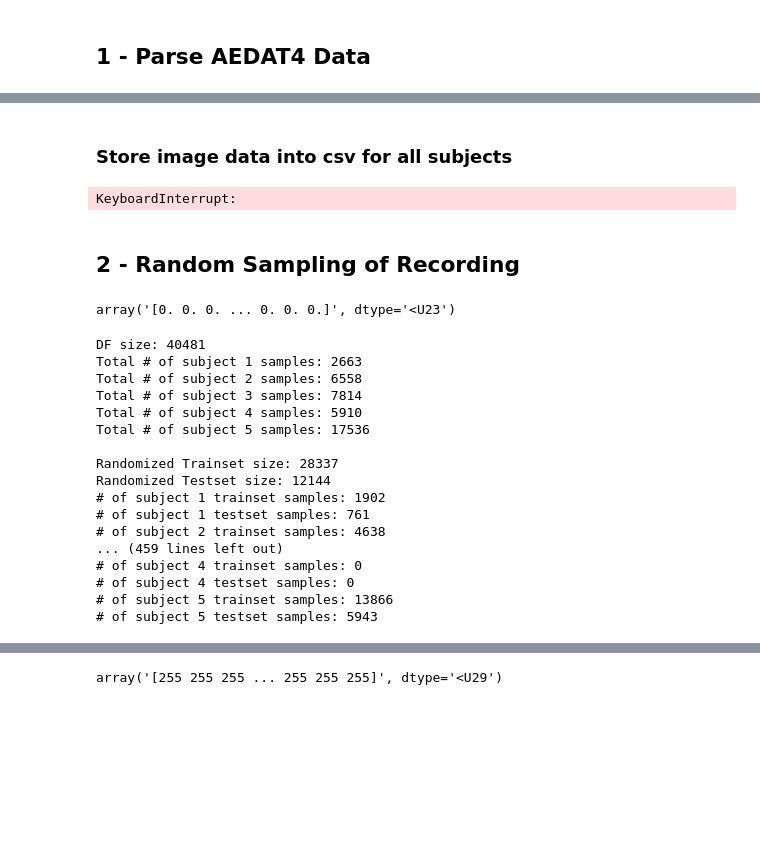
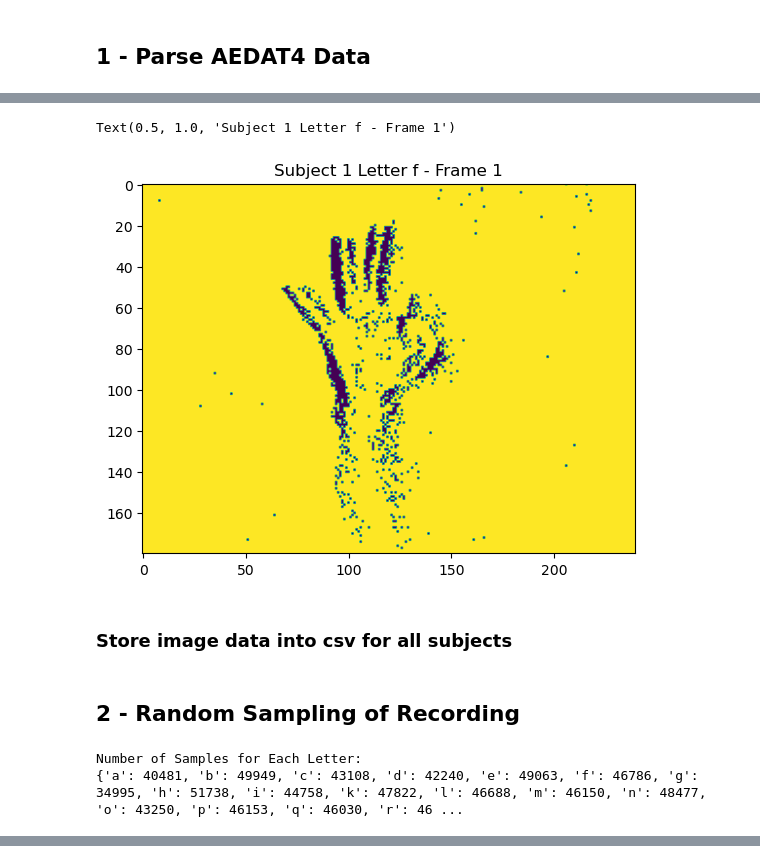
Before and after one commit to patelria007/COSC525_ASL_SNN, a Jupyter notebook: utils/data_viz.ipynb, the cells around one changed output, grey strips where cells are left out. Saved outputs shown, nothing was run; the diff lists cells and outputs as text; code cells hidden in the pictures; blank space fills up the shorter version.

```diff
--- a/utils/data_viz.ipynb
+++ b/utils/data_viz.ipynb
@@ -109,3 +108,12 @@ imgs[0].flatten().shape
+# %%
+# Convert to grayscale image (3 channels -> 1 channel)
+img = Image.fromarray(img).convert('L')
+img = np.array(img) / 255.0
+plt.imshow(img)
+plt.title("Subject 1 Letter f - Frame 1")
+# %% [output]
+Text(0.5, 1.0, 'Subject 1 Letter f - Frame 1')
+[figure, added]
 # %% [markdown]
 ### Store image data into csv for all subjects
 # %%
@@ -200,15 +230,15 @@ def gen_train_test_dfs(letters, train=0.7):
     full_train.to_csv("../data/trainset.csv", index=False)
     full_test.to_csv("../data/testset.csv", index=False)
 # %%
-# DIR = "../data/all"
-# if not os.path.isdir(DIR):
-#     os.makedirs(DIR)
+# Running this cell will take a while - BE WARNED
+DIR = "../data/all"
+if not os.path.isdir(DIR):
+    os.makedirs(DIR)
 
 letters = [i.split('/')[0].split('.')[0] for i in sorted(os.listdir("../data/aedat/subject1")) if "aedat" in i]
 letters.append('z')
 
-store_data_per_letter('a')
-# for letter in letters:
-#     store_data_per_letter(letter)
+# This generates CSV files that store the following information for each letter:
+# subject, sample, num_events, duration, image_array
+for letter in letters:
+    store_data_per_letter(letter)
-# %% [output]
-KeyboardInterrupt:
@@ -218,9 +245,2 @@ KeyboardInterrupt:
 # %% [markdown]
 ## 2 - Random Sampling of Recording
-# %%
-df = pd.read_csv("../data/all/a.csv")
-
-simg = df['image_array']
-np.array(simg[0])
-# %% [output]
-array('[0. 0. 0. ... 0. 0. 0.]', dtype='<U23')
@@ -245,23 +247,12 @@ array('[0. 0. 0. ... 0. 0. 0.]', dtype='<U23')
-# %%
-gen_train_test_dfs(letters)
-# %% [output]
-DF size: 40481
-Total # of subject 1 samples: 2663
-Total # of subject 2 samples: 6558
-Total # of subject 3 samples: 7814
-Total # of subject 4 samples: 5910
-Total # of subject 5 samples: 17536
-
-Randomized Trainset size: 28337
-Randomized Testset size: 12144
-# of subject 1 trainset samples: 1902
-# of subject 1 testset samples: 761
-# of subject 2 trainset samples: 4638
-... (459 lines left out)
-# of subject 4 trainset samples: 0
-# of subject 4 testset samples: 0
-# of subject 5 trainset samples: 13866
-# of subject 5 testset samples: 5943
+# %%
+# Creates trainset and testset from all letters and samples
+# Will randomly get 70% of all data and set as trainset, the rest is testset
+# Creates 2 files that are over 50MB
+# TODO: Storing data a different way - images not being stored correctly
+gen_train_test_dfs(letters)
+# %% [output]
+Number of Samples for Each Letter:
+{'a': 40481, 'b': 49949, 'c': 43108, 'd': 42240, 'e': 49063, 'f': 46786, 'g': 34995, 'h': 51738, 'i': 44758, 'k': 47822, 'l': 46688, 'm': 46150, 'n': 48477, 'o': 43250, 'p': 46153, 'q': 46030, 'r': 46 ...
 # %%
 train = pd.read_csv('../data/trainset.csv', index_col=False)
 train = train[~train.letter.str.contains('z')]
@@ -280,7 +271,3 @@ train
 | 761558 | y | 2 | 1397 | 1194 | 0 days 00:00:00.010001 | [255 255 255 ... 255 255 255] |
 | 761559 | y | 3 | 1754 | 3295 | 0 days 00:00:00.010107 | [255 255 255 ... 255 255 255] |
 761560 rows × 6 columns
-# %%
-np.array(train['image_array'].iloc[0])
-# %% [output]
-array('[255 255 255 ... 255 255 255]', dtype='<U29')
```
Also changed, not shown: parts of 18 cells of this notebook.
